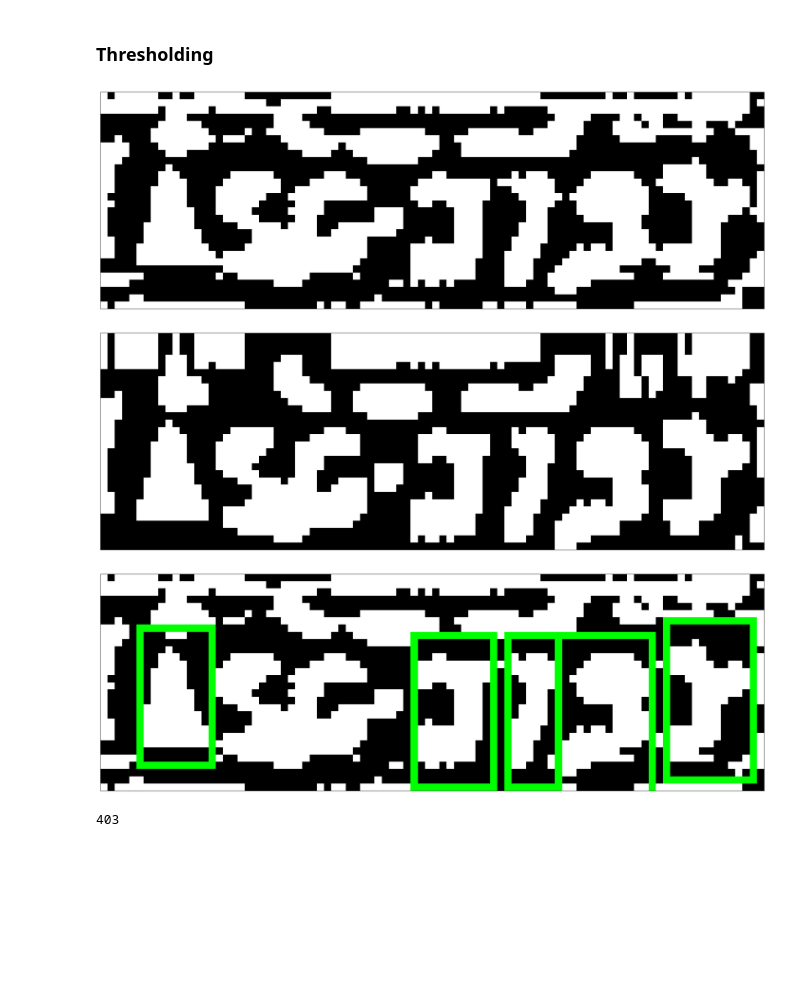
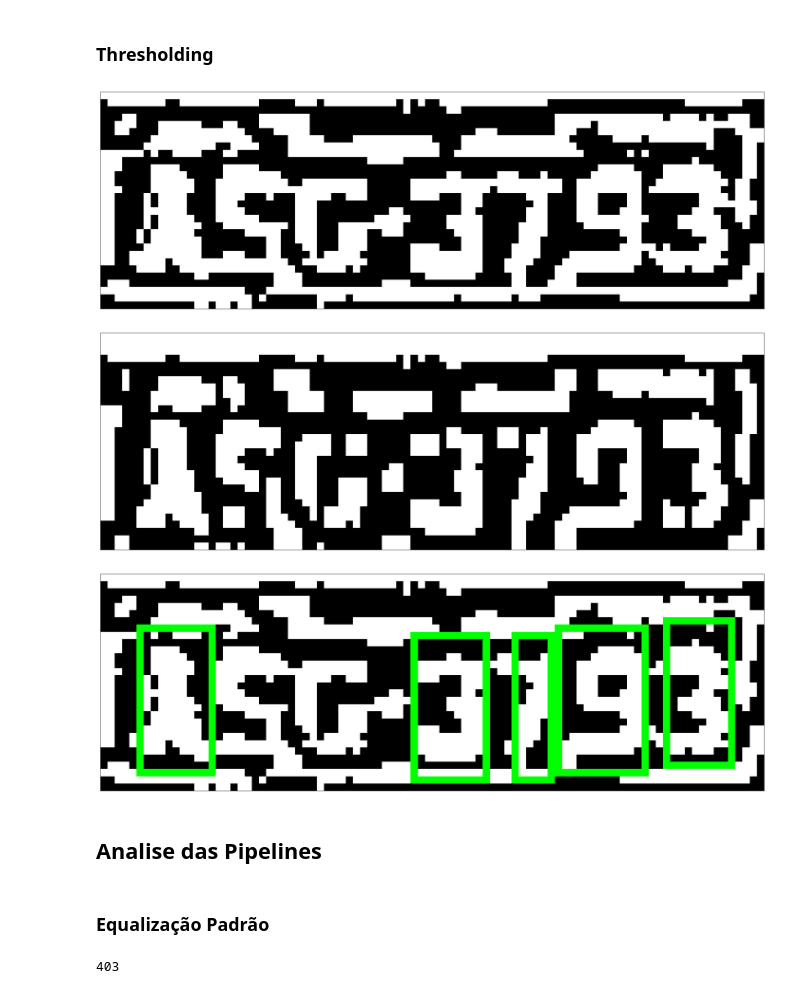
Before and after one commit to juliobguedes/ALPR-IA, a Jupyter notebook: code/Teste de Caracteres.ipynb, the cells around one changed output. Cells and saved outputs as stored; diff of their text form; code cells hidden in the pictures; blank space fills up the shorter version.

```diff
--- a/code/Teste de Caracteres.ipynb
+++ b/code/Teste de Caracteres.ipynb
@@ -64,7 +73,8 @@ plt.bar(bin_centers, h, width=w)
 ###################################################################
 
 plt.subplot(2,3,2)
-teste_media = cv2.GaussianBlur(imagem.copy(), (5,5), 5, 5)
+# teste_media = cv2.GaussianBlur(imagem.copy(), (5,5), 21, 21)
+teste_media = cv2.bilateralFilter(imagem.copy(), 3, 75, 75)
 plt.title("Filtro de média")
 plt.imshow(teste_media, cmap="gray")
 
@@ -74,13 +84,15 @@ w = 256 / nbins
 
 bin_centers = bin_edges[1:] - (w/2)
 plt.subplot(2,3,5)
-plt.title("Histograma de média")
+plt.title("Histograma de média Gaussiana")
 plt.bar(bin_centers, h, width=w)
 
 ###################################################################
 
 plt.subplot(2,3,3)
-teste_eql = cv2.equalizeHist(teste_media.copy(), (3,3))
+# teste_eql = cv2.equalizeHist(teste_media.copy(), (3,3))
+clahe = cv2.createCLAHE(clipLimit=2.0, tileGridSize=(8,8))
+teste_eql = clahe.apply(teste_media.copy())
 plt.title("Imagem Equalizada")
 plt.imshow(teste_eql.copy(), cmap="gray")
 
@@ -97,0 +110,6 @@ plt.bar(bin_centers, h, width=w)
+# %%
+opening = cv2.morphologyEx(imagem.copy(), cv2.MORPH_CLOSE, (3,3), iterations=3)
+_, binary_img = cv2.threshold(opening.copy(), 0, 255, cv2.THRESH_BINARY + cv2.THRESH_OTSU)
+plot(binary_img)
+binary_inv = cv2.bitwise_not(binary_img.copy())
+plot(binary_inv)
@@ -97,0 +119,12 @@ plt.bar(bin_centers, h, width=w)
+# %%
+closed2 = cv2.morphologyEx(binary_inv.copy(), cv2.MORPH_OPEN, (5,5), iterations=2)
+_, ctrs2, _ = cv2.findContours(closed2.copy(), cv2.RETR_EXTERNAL, cv2.CHAIN_APPROX_SIMPLE)
+plot(closed2)
+
+here2 = binary_inv.copy()
+here2 = cv2.cvtColor(here2, cv2.COLOR_GRAY2BGR)
+for cnt in ctrs2:
+    (x, y, w, h) = cv2.boundingRect(cnt)
+    if (6 < h < 20 and 3 < w < 15 and 3 < x < 89):
+        cv2.rectangle(here2, (x,y-5), (x+w,y+12), (0, 255, 0), 1)
+plot(here2)
@@ -98,23 +134,27 @@ plt.bar(bin_centers, h, width=w)
 # %% [markdown]
 ### Thresholding
 # %%
-thr = cv2.adaptiveThreshold(teste_eql.copy(), 255, cv2.ADAPTIVE_THRESH_GAUSSIAN_C, cv2.THRESH_BINARY_INV, 7, 0)
+thr = cv2.adaptiveThreshold(teste_eql.copy(), 255, cv2.ADAPTIVE_THRESH_GAUSSIAN_C, cv2.THRESH_BINARY_INV, 5, 0)
 plot(thr)
 # %% [output]
-[figure, old version]
+[figure, new version]
 # %%
 closed1 = cv2.morphologyEx(thr.copy(), cv2.MORPH_OPEN, (5,5), iterations=2)
-_, ctrs1, _ = cv2.findContours(closed1.copy(), cv2.RETR_EXTERNAL, cv2.CHAIN_APPROX_SIMPLE)
+_, ctrs1, _ = cv2.findContours(closed1.copy(), cv2.RETR_TREE, cv2.CHAIN_APPROX_SIMPLE)
 plot(closed1)
 
 here1 = thr.copy()
 here1 = cv2.cvtColor(here1, cv2.COLOR_GRAY2BGR)
 for cnt in ctrs1:
     (x, y, w, h) = cv2.boundingRect(cnt)
     if (12 < h < 20 and 3 < w < 15 and 3 < x < 89):
-        cv2.rectangle(here1, (x,y-5), (x+w,y+h), (0, 255, 0), 1)
+        cv2.rectangle(here1, (x,y-5), (x+w,y+15), (0, 255, 0), 1)
 plot(here1)
 # %% [output]
-[figure, old version]
+[figure, new version]
-[figure, old version]
+[figure, new version]
+# %% [markdown]
+## Analise das Pipelines
+# %% [markdown]
+### Equalização Padrão
 # %%
```
Also changed, not shown: parts of 22 cells of this notebook, 2 other files.
